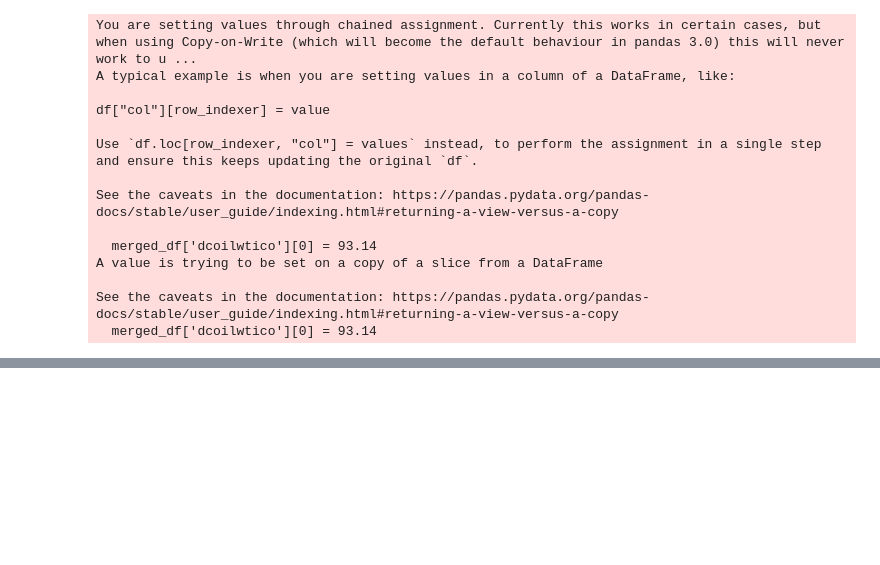
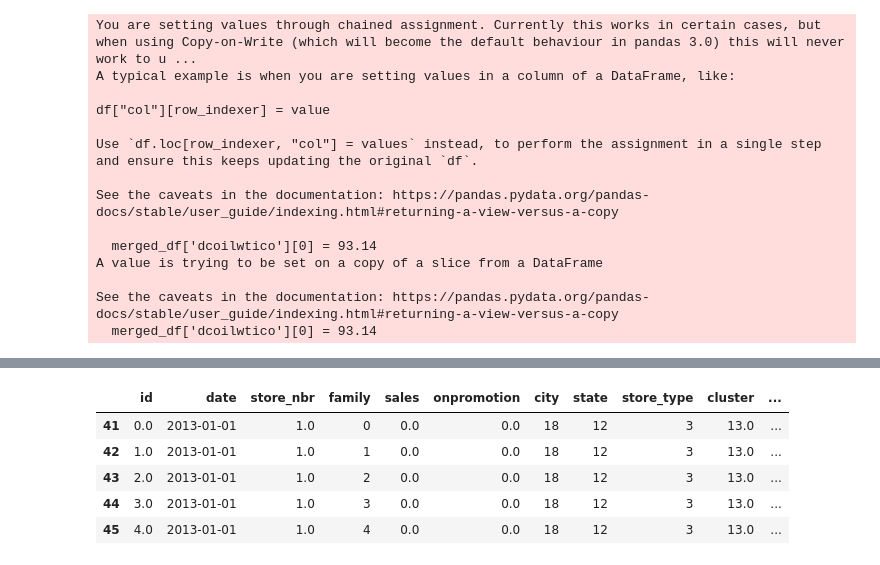
Before and after one commit to acies-udaykiran-rachamsetty/Capstone-Project, a Jupyter notebook: Notebooks/merge.ipynb, the cells around one changed output, grey strips where cells are left out. Saved outputs shown, nothing was run; the diff lists cells and outputs as text; code cells hidden in the pictures; blank space fills up the shorter version.

```diff
--- a/Notebooks/merge.ipynb
+++ b/Notebooks/merge.ipynb
@@ -271,0 +291,19 @@ merged_df[merged_df['transactions'].isna() == True]
+# %%
+encoder = LabelEncoder()
+
+merged_df['state'] = encoder.fit_transform(merged_df['state'].values)
+
+merged_df['city'] = encoder.fit_transform(merged_df['city'].values)
+
+merged_df['store_type'] = encoder.fit_transform(merged_df['store_type'].values)
+
+merged_df['holiday_type'] = encoder.fit_transform(merged_df['holiday_type'].values)
+
+merged_df.head()
+# %% [output]
+|  | id | date | store_nbr | family | sales | onpromotion | city | state | store_type | cluster | ... |
+| 41 | 0.0 | 2013-01-01 | 1.0 | 0 | 0.0 | 0.0 | 18 | 12 | 3 | 13.0 | ... |
+| 42 | 1.0 | 2013-01-01 | 1.0 | 1 | 0.0 | 0.0 | 18 | 12 | 3 | 13.0 | ... |
+| 43 | 2.0 | 2013-01-01 | 1.0 | 2 | 0.0 | 0.0 | 18 | 12 | 3 | 13.0 | ... |
+| 44 | 3.0 | 2013-01-01 | 1.0 | 3 | 0.0 | 0.0 | 18 | 12 | 3 | 13.0 | ... |
+| 45 | 4.0 | 2013-01-01 | 1.0 | 4 | 0.0 | 0.0 | 18 | 12 | 3 | 13.0 | ... |
```
Also changed, not shown: parts of 33 cells of this notebook, 2 other files.
